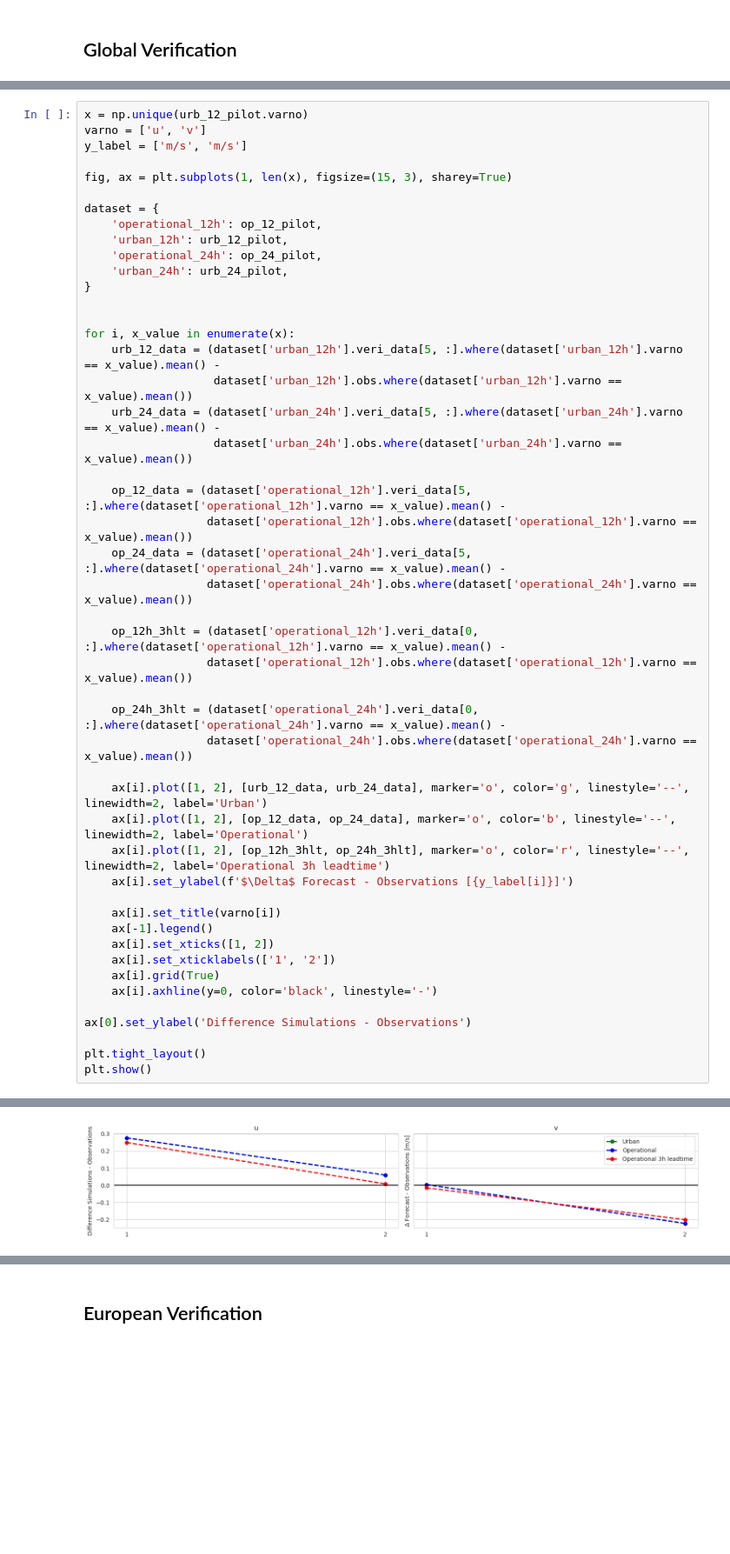
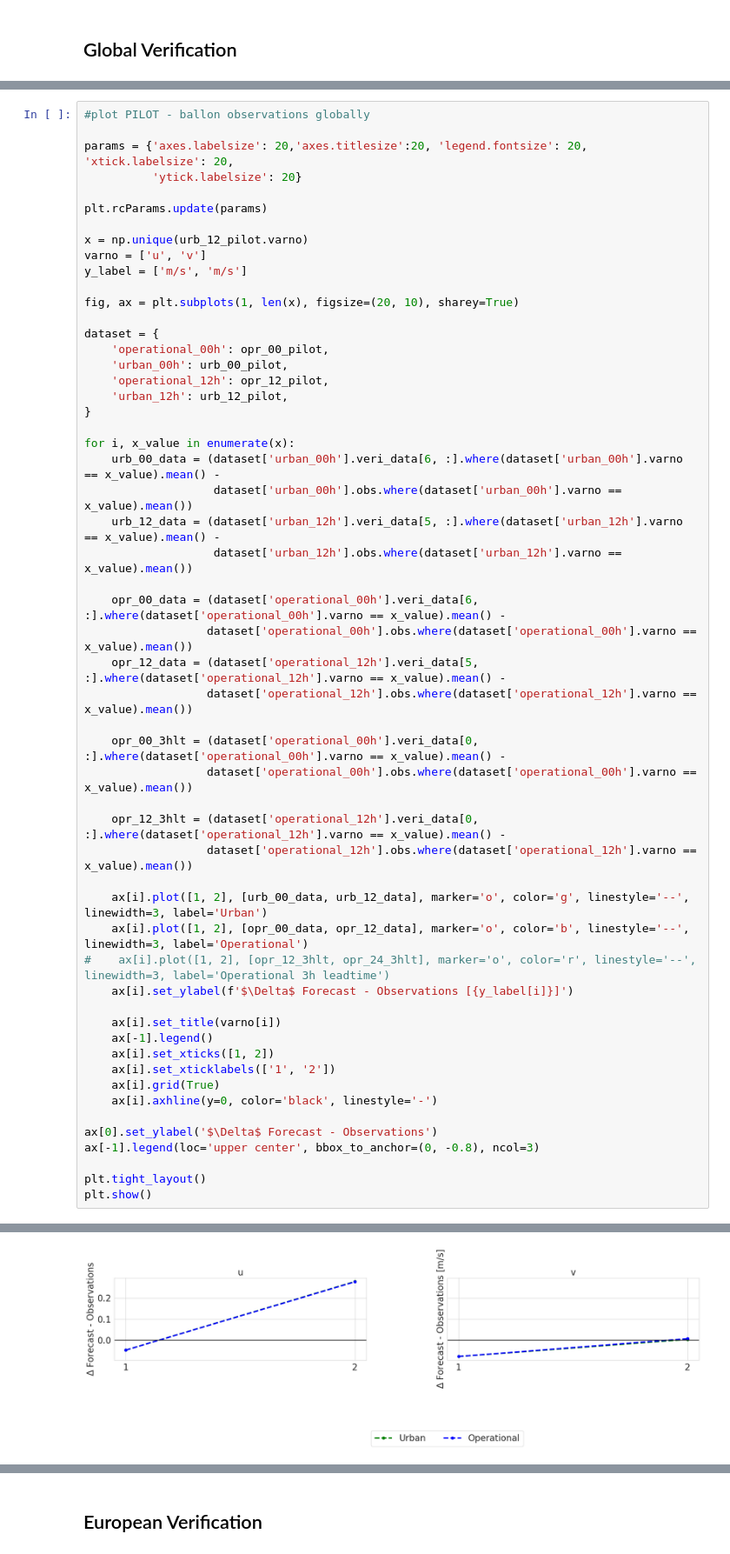
Before and after one commit to maymeret/master_thesis, a Jupyter notebook: verification.ipynb, the cells around one changed output, grey strips where cells are left out. Shown at 87% size. Cells and saved outputs as stored; diff of their text form; blank space fills up the shorter version.

```diff
--- a/verification.ipynb
+++ b/verification.ipynb
@@ -105,52 +148,59 @@ plt.show()
 # %%
+#plot PILOT - ballon observations globally
+
+params = {'axes.labelsize': 20,'axes.titlesize':20, 'legend.fontsize': 20, 'xtick.labelsize': 20,
+          'ytick.labelsize': 20}
+
+plt.rcParams.update(params)
+
 x = np.unique(urb_12_pilot.varno)
 varno = ['u', 'v']
 y_label = ['m/s', 'm/s']
 
-fig, ax = plt.subplots(1, len(x), figsize=(15, 3), sharey=True)
+fig, ax = plt.subplots(1, len(x), figsize=(20, 10), sharey=True)
 
 dataset = {
-    'operational_12h': op_12_pilot,
+    'operational_00h': opr_00_pilot,
+    'urban_00h': urb_00_pilot,
+    'operational_12h': opr_12_pilot,
     'urban_12h': urb_12_pilot,
-    'operational_24h': op_24_pilot,
-    'urban_24h': urb_24_pilot,
 }
 
-
 for i, x_value in enumerate(x):
+    urb_00_data = (dataset['urban_00h'].veri_data[6, :].where(dataset['urban_00h'].varno == x_value).mean() -
+                   dataset['urban_00h'].obs.where(dataset['urban_00h'].varno == x_value).mean())
     urb_12_data = (dataset['urban_12h'].veri_data[5, :].where(dataset['urban_12h'].varno == x_value).mean() -
                    dataset['urban_12h'].obs.where(dataset['urban_12h'].varno == x_value).mean())
-    urb_24_data = (dataset['urban_24h'].veri_data[5, :].where(dataset['urban_24h'].varno == x_value).mean() -
-                   dataset['urban_24h'].obs.where(dataset['urban_24h'].varno == x_value).mean())
 
-    op_12_data = (dataset['operational_12h'].veri_data[5, :].where(dataset['operational_12h'].varno == x_value).mean() -
-                  dataset['operational_12h'].obs.where(dataset['operational_12h'].varno == x_value).mean())
-    op_24_data = (dataset['operational_24h'].veri_data[5, :].where(dataset['operational_24h'].varno == x_value).mean() -
-                  dataset['operational_24h'].obs.where(dataset['operational_24h'].varno == x_value).mean())
-
-    op_12h_3hlt = (dataset['operational_12h'].veri_data[0, :].where(dataset['operational_12h'].varno == x_value).mean() -
+    opr_00_data = (dataset['operational_00h'].veri_data[6, :].where(dataset['operational_00h'].varno == x_value).mean() -
+                  dataset['operational_00h'].obs.where(dataset['operational_00h'].varno == x_value).mean())
+    opr_12_data = (dataset['operational_12h'].veri_data[5, :].where(dataset['operational_12h'].varno == x_value).mean() -
                   dataset['operational_12h'].obs.where(dataset['operational_12h'].varno == x_value).mean())
 
-    op_24h_3hlt = (dataset['operational_24h'].veri_data[0, :].where(dataset['operational_24h'].varno == x_value).mean() -
-                  dataset['operational_24h'].obs.where(dataset['operational_24h'].varno == x_value).mean())
+    opr_00_3hlt = (dataset['operational_00h'].veri_data[0, :].where(dataset['operational_00h'].varno == x_value).mean() -
+                  dataset['operational_00h'].obs.where(dataset['operational_00h'].varno == x_value).mean())
 
-    ax[i].plot([1, 2], [urb_12_data, urb_24_data], marker='o', color='g', linestyle='--', linewidth=2, label='Urban')
-    ax[i].plot([1, 2], [op_12_data, op_24_data], marker='o', color='b', linestyle='--', linewidth=2, label='Operational')
-    ax[i].plot([1, 2], [op_12h_3hlt, op_24h_3hlt], marker='o', color='r', linestyle='--', linewidth=2, label='Operational 3h leadtime')
+    opr_12_3hlt = (dataset['operational_12h'].veri_data[0, :].where(dataset['operational_12h'].varno == x_value).mean() -
+                  dataset['operational_12h'].obs.where(dataset['operational_12h'].varno == x_value).mean())
+
+    ax[i].plot([1, 2], [urb_00_data, urb_12_data], marker='o', color='g', linestyle='--', linewidth=3, label='Urban')
+    ax[i].plot([1, 2], [opr_00_data, opr_12_data], marker='o', color='b', linestyle='--', linewidth=3, label='Operational')
+#    ax[i].plot([1, 2], [opr_12_3hlt, opr_24_3hlt], marker='o', color='r', linestyle='--', linewidth=3, label='Operational 3h leadtime')
     ax[i].set_ylabel(f'$\Delta$ Forecast - Observations [{y_label[i]}]')
 
     ax[i].set_title(varno[i])
     ax[-1].legend()
     ax[i].set_xticks([1, 2])
     ax[i].set_xticklabels(['1', '2'])
     ax[i].grid(True)
     ax[i].axhline(y=0, color='black', linestyle='-')
 
-ax[0].set_ylabel('Difference Simulations - Observations')
+ax[0].set_ylabel('$\Delta$ Forecast - Observations')
+ax[-1].legend(loc='upper center', bbox_to_anchor=(0, -0.8), ncol=3)
 
 plt.tight_layout()
 plt.show()
 # %% [output]
 No artists with labels found to put in legend.  Note that artists whose label start with an underscore are ignored when legend() is called with no argument.
-[figure, old version]
+[figure, new version]
 # %%
```
Also changed, not shown: parts of 43 cells of this notebook, 2 other files.
